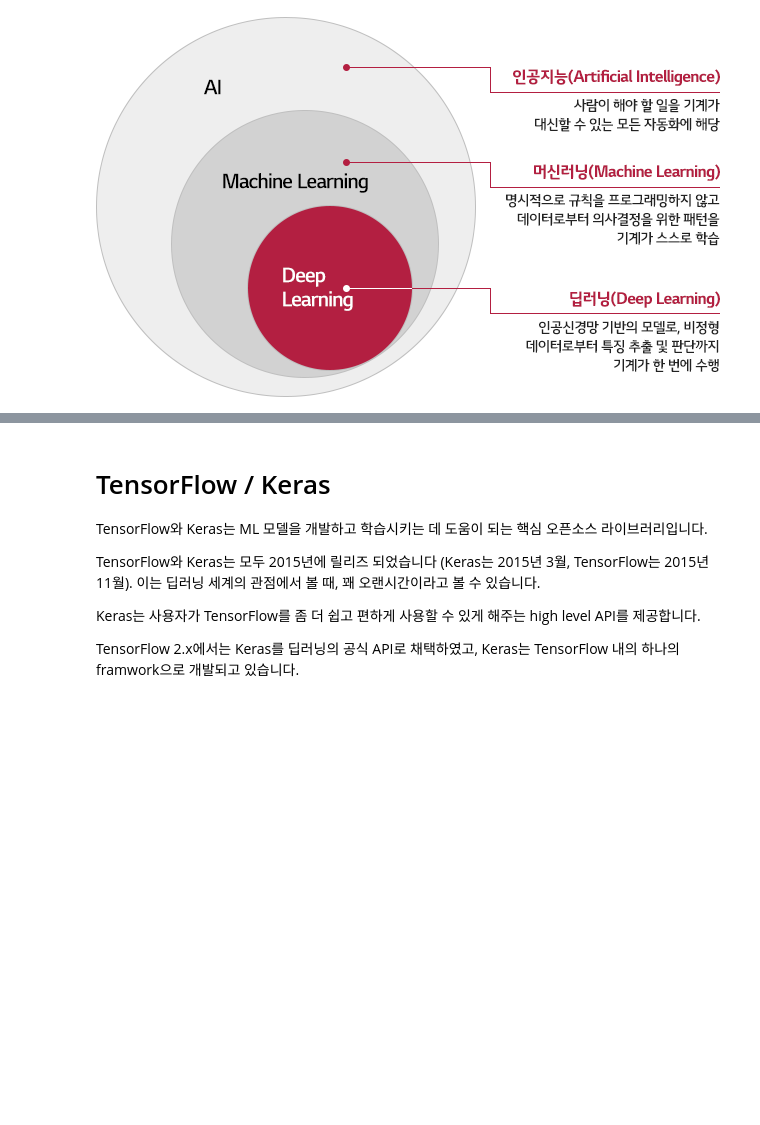
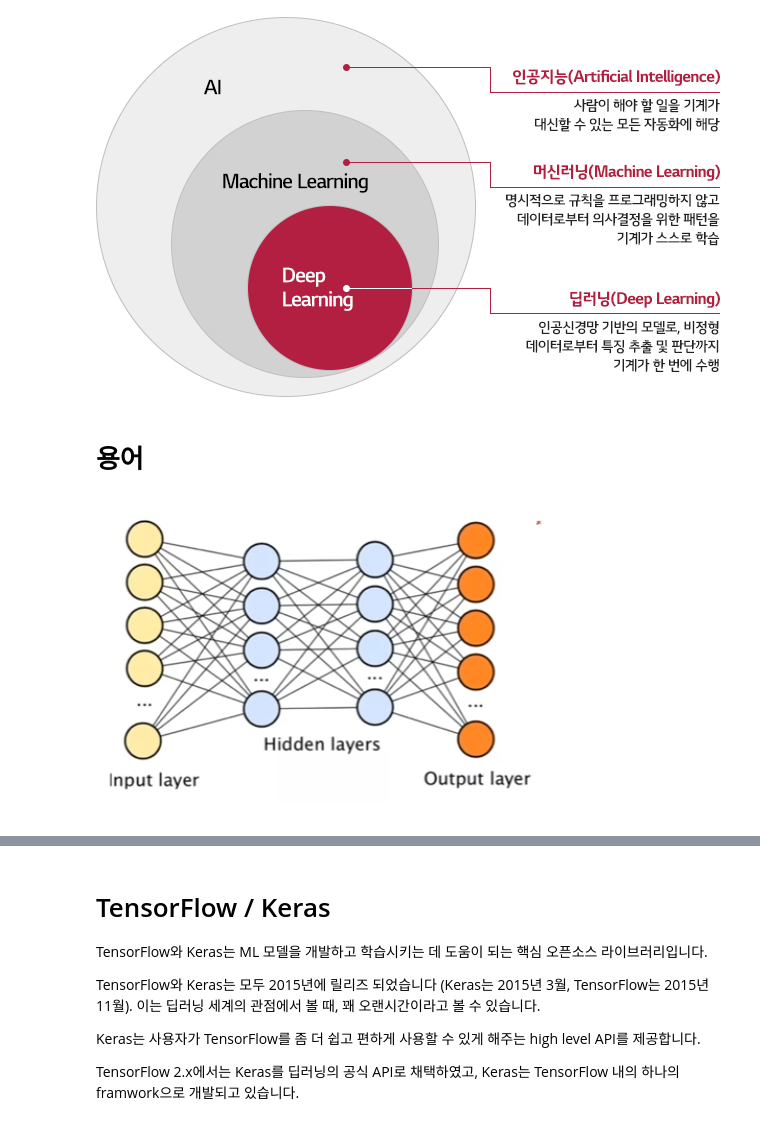
Before and after one commit to SeHwanYoo/gitc_dl_seminar, a Jupyter notebook: 20220120/01 Concept_of_Deep_Learning_and_tutorial.ipynb, the cells around one changed output, grey strips where cells are left out. Saved outputs shown, nothing was run; the diff lists cells and outputs as text; code cells hidden in the pictures; blank space fills up the shorter version.

```diff
--- a/20220120/01 Concept_of_Deep_Learning_and_tutorial.ipynb
+++ b/20220120/01 Concept_of_Deep_Learning_and_tutorial.ipynb
@@ -54,3 +55,10 @@ Image('images/diff.png')
 # 딥러닝 : 신경망을 통해 기계가 판단 할 수 있도록 처리
 # %% [output]
 [figure]
+# %% [markdown]
+# 용어
+# %%
+# model
+Image('images/model.png')
+# %% [output]
+[figure, added]
```
Also changed, not shown: parts of 9 cells of this notebook, 7 other files.
